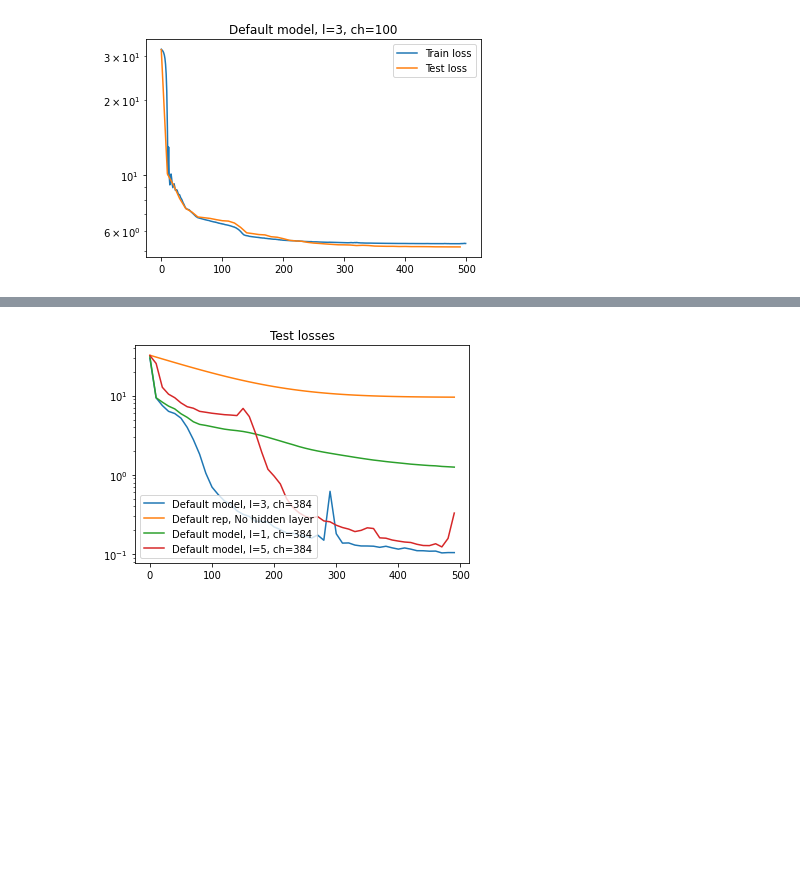
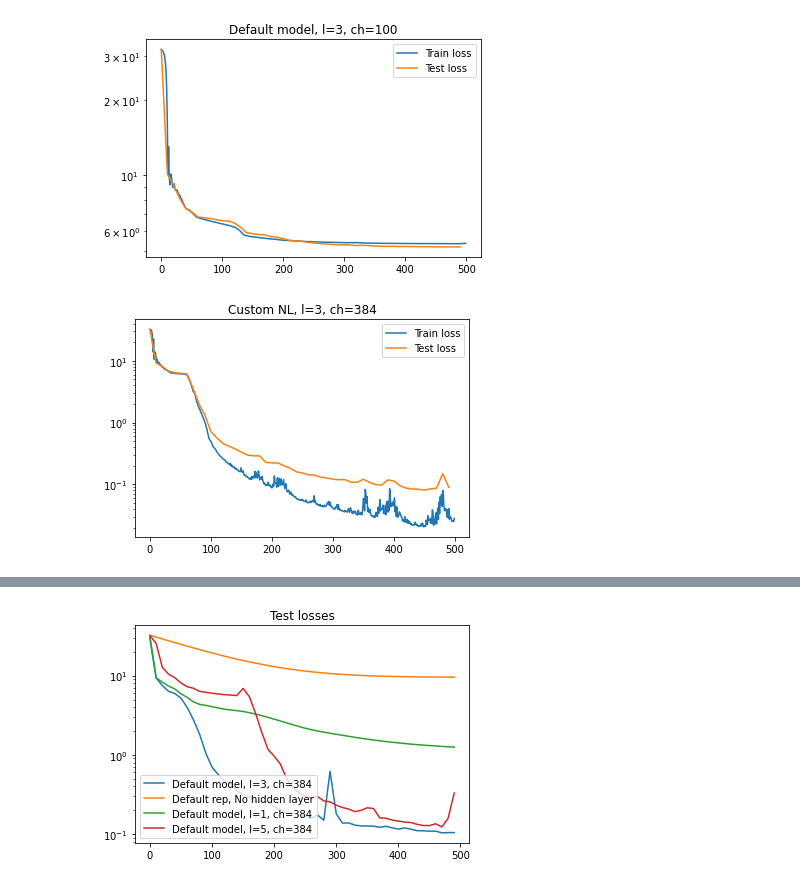
Before and after one commit to QB-TA/HolographicFlow, a Jupyter notebook: Testing_new_packages/Testing_EMLP.ipynb, the cells around one changed output, grey strips where cells are left out. Saved outputs shown, nothing was run; the diff lists cells and outputs as text; code cells hidden in the pictures; blank space fills up the shorter version.

```diff
--- a/Testing_new_packages/Testing_EMLP.ipynb
+++ b/Testing_new_packages/Testing_EMLP.ipynb
@@ -197,3 +677,10 @@ model8.train_model()
 model8.plot_losses()
 # %% [output]
 [figure]
+# %%
+modelc = InertiaModel('Custom NL, l=3, ch=384')
+modelc.create_custom_model(rep_in,rep_out,group=G,num_layers=3,ch=384)
+modelc.train_model()
+modelc.plot_losses()
+# %% [output]
+[figure, added]
```
Also changed, not shown: parts of 12 cells of this notebook.
